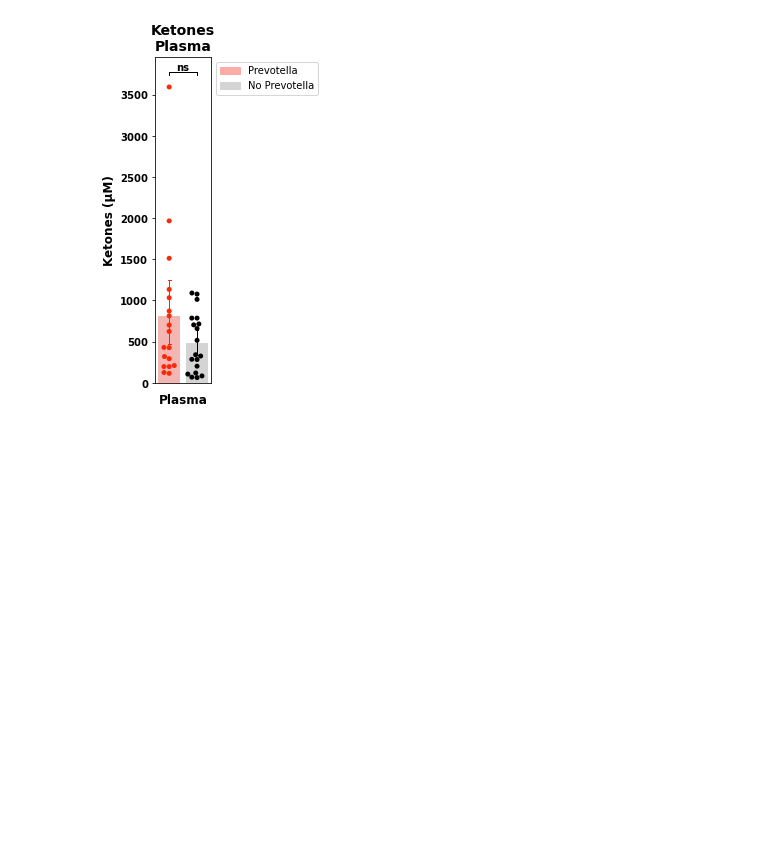
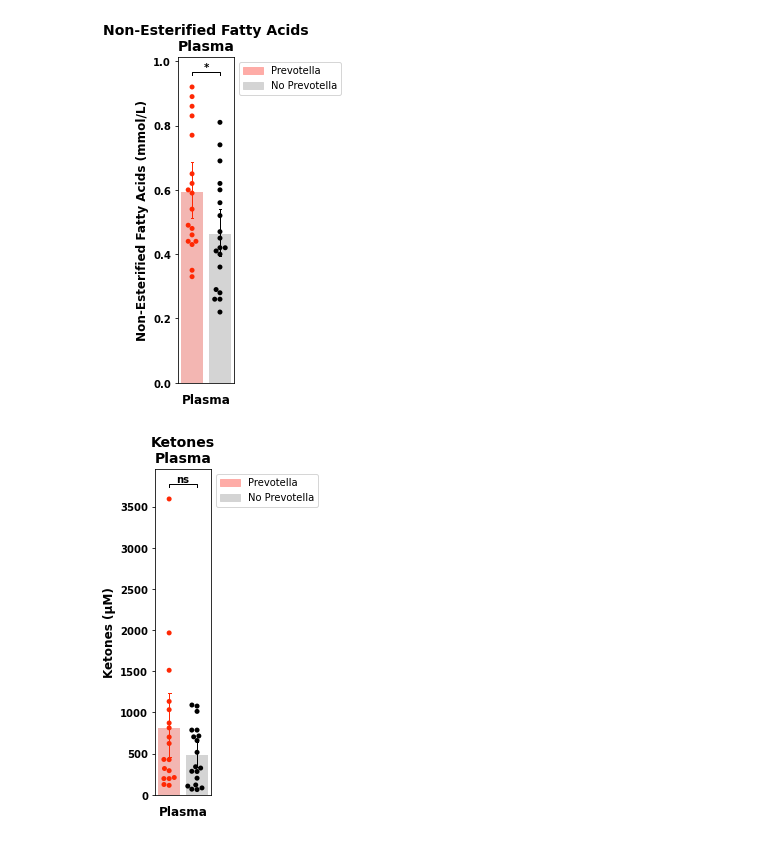
Before and after one commit to evanmlee/Gordon_MS, a Jupyter notebook: MS_analyte_bar.ipynb, the cells around one changed output. Cells and saved outputs as stored; diff of their text form; code cells hidden in the pictures; blank space fills up the shorter version.

```diff
--- a/MS_analyte_bar.ipynb
+++ b/MS_analyte_bar.ipynb
@@ -245,3 +266,23 @@ def multiple_analyte_barplot(data_df,analytes,tissues,A_group_re=r'AF|AM',sample
+# %%
+#NEFA
+data_path = "{0}/20220608_Lee-Chang_plasma_NEFA.csv".format(csv_dir)
+data_df = pd.read_csv(data_path,header=0)
+data_df.rename(columns={"NEFA":"Non-Esterified Fatty Acids"},inplace=True)
+# display(data_df)
+
+fig_fmt="pdf"
+bar_figures_dir = "figures/analyte_bar/plasma/{0}".format(fig_fmt)
+if not os.path.exists(bar_figures_dir):
+    os.makedirs(bar_figures_dir)
+
+# single_analyte_stats(data_df,analyte_col="Ketones",tissue="plasma",sampleID_col="Mouse_ID")
+# single_analyte_stats(data_df,analyte_col="Glycerol",tissue="plasma",sampleID_col="Mouse_ID")
+analyte = "Non-Esterified Fatty Acids"
+single_analyte_barplot(data_df,analyte=analyte,tissue="plasma",sampleID_col="Mouse_ID",sigstr_fmt="std",
+                      units="mmol/L",fig_fmt=fig_fmt)
+# single_analyte_barplot(data_df,analyte="Glycerol",tissue="plasma",sampleID_col="Mouse_ID",sigstr_fmt="std",units="mg/dL")
+# %% [output]
+[figure, added]
 # %%
 #Ketone and glycerol single analyte
 data_path = "{0}/20220714_plasma_KETGLYC.csv".format(csv_dir)
```
Also changed, not shown: parts of 5 cells of this notebook, 1 other file.
